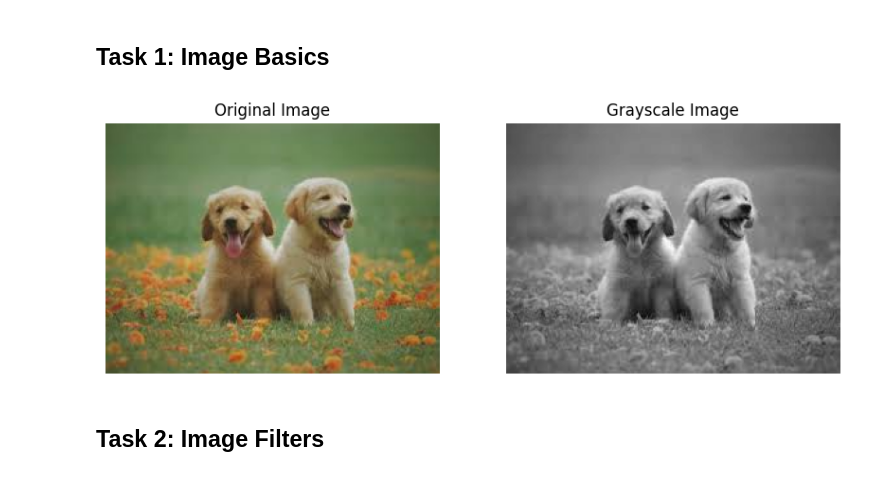
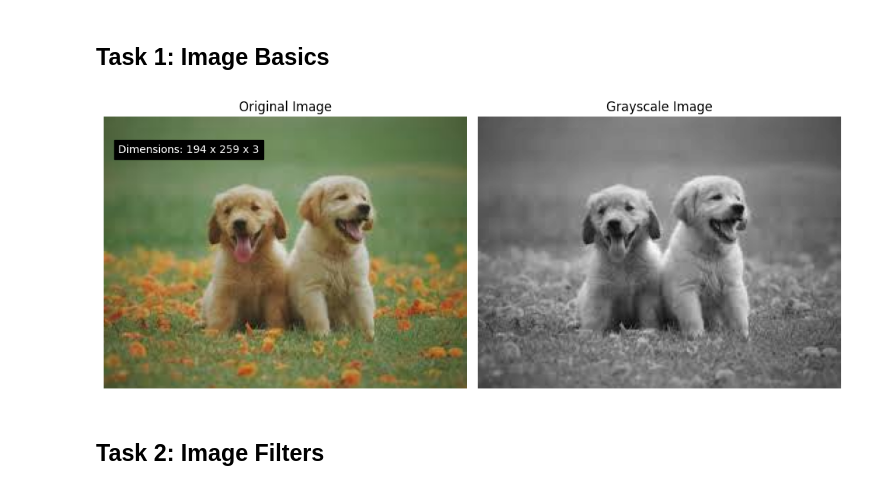
Before and after one commit to MUNTASIR-SHEHU/Nile-GDSC-Entry-repo, a Jupyter notebook: Novice/Computer Vision/starter.ipynb, the cells around one changed output. Cells and saved outputs as stored; diff of their text form; code cells hidden in the pictures.

Commit message:
added dimensions to image

```diff
--- a/Novice/Computer Vision/starter.ipynb
+++ b/Novice/Computer Vision/starter.ipynb
@@ -19,20 +20,25 @@ image_rgb = cv2.cvtColor(image, cv2.COLOR_BGR2RGB)
 # %%
 gray = cv2.cvtColor(image, cv2.COLOR_BGR2GRAY)
 # %%
-plt.figure(figsize=(10,4))
-plt.subplot(1,2,1)
-plt.imshow(image_rgb)
-plt.title("Original Image")
-plt.axis("off")
-
-plt.subplot(1,2,2)
-plt.imshow(gray, cmap='gray')
-plt.title("Grayscale Image")
-plt.axis("off")
-
-plt.show()
+h, w, c = image_rgb.shape
+dim_text = f"Dimensions: {h} x {w} x {c}"
-# %% [output]
-[figure, removed]
+# %%
+plt.figure(figsize=(10,4))
+plt.subplot(1,2,1)
+plt.imshow(image_rgb)
+plt.title("Original Image")
+plt.axis("off")
+plt.text(10, 25, dim_text, color='white', fontsize=10, backgroundcolor='black')
+
+plt.subplot(1,2,2)
+plt.imshow(gray, cmap='gray')
+plt.title("Grayscale Image")
+plt.axis("off")
+
+plt.tight_layout()
+plt.show()
+# %% [output]
+[figure, added]
 # %% [markdown]
 ## Task 2: Image Filters
 # %%
```
Also changed, not shown: parts of 1 cell of this notebook.
